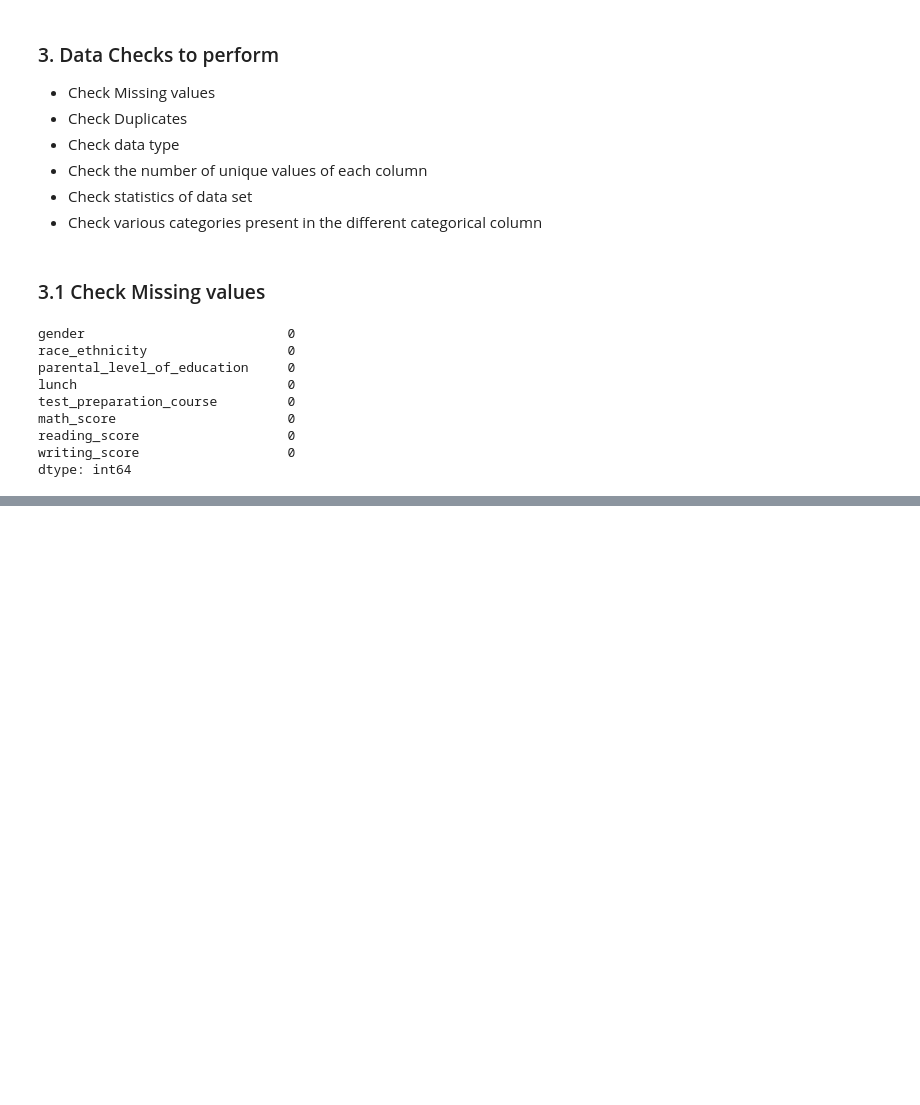
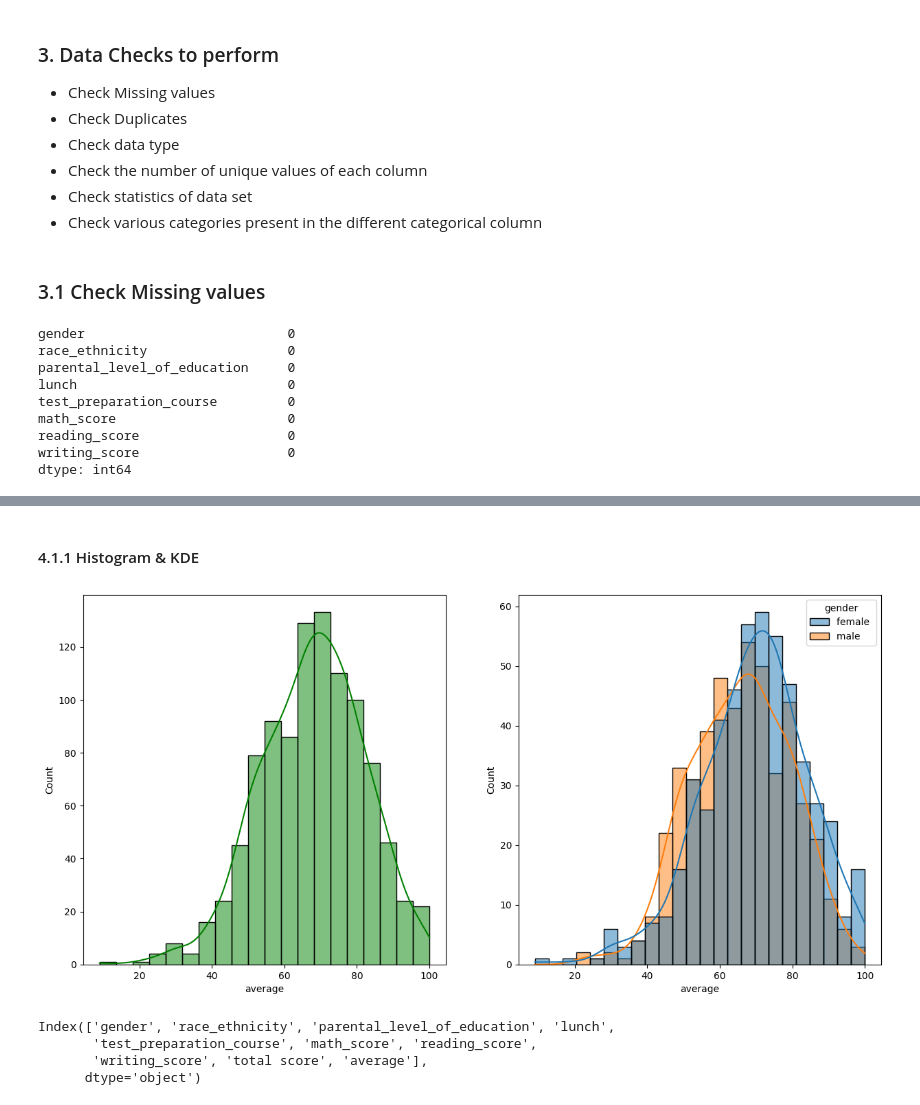
Before and after one commit to 1rishu0/Student-Performance-Indicator, a Jupyter notebook: notebook/1. EDA STUDENT PERFORMANCE.ipynb, the cells around one changed output, grey strips where cells are left out. Drawn from its saved outputs; the diff is of its cells as text; code cells hidden in the pictures; blank space fills up the shorter version.

```diff
--- a/notebook/1. EDA STUDENT PERFORMANCE.ipynb
+++ b/notebook/1. EDA STUDENT PERFORMANCE.ipynb
@@ -87,0 +163,2 @@ dtype: int64
+# %%
+df.columns=df.columns.str.strip()
@@ -87,0 +216,4 @@ dtype: int64
+# %%
+df["total score"]=df["math_score"]+df["reading_score"]+df["writing_score"]
+df["average"]=df["total score"]/3
+df.head()
@@ -87,0 +260,21 @@ dtype: int64
+# %% [markdown]
+#### 4.1.1 Histogram & KDE
+# %%
+# 121 specifies the first subplot in a 1x2 grid (left side).
+# 122 specifies the second subplot in the same 1x2 grid (right side).
+
+fig,axs=plt.subplots(1,2,figsize=(15,7))
+plt.subplot(121)
+sns.histplot(data=df,x="average",bins=20,kde=True,color='g')
+plt.subplot(122)
+sns.histplot(data=df,x="average",kde=True,hue="gender")
+plt.show()
+# %% [output]
+[figure, added]
+# %%
+df.columns
+# %% [output]
+Index(['gender', 'race_ethnicity', 'parental_level_of_education', 'lunch',
+       'test_preparation_course', 'math_score', 'reading_score',
+       'writing_score', 'total score', 'average'],
+      dtype='object')
```
Also changed, not shown: parts of 30 cells of this notebook, 2 other files.
